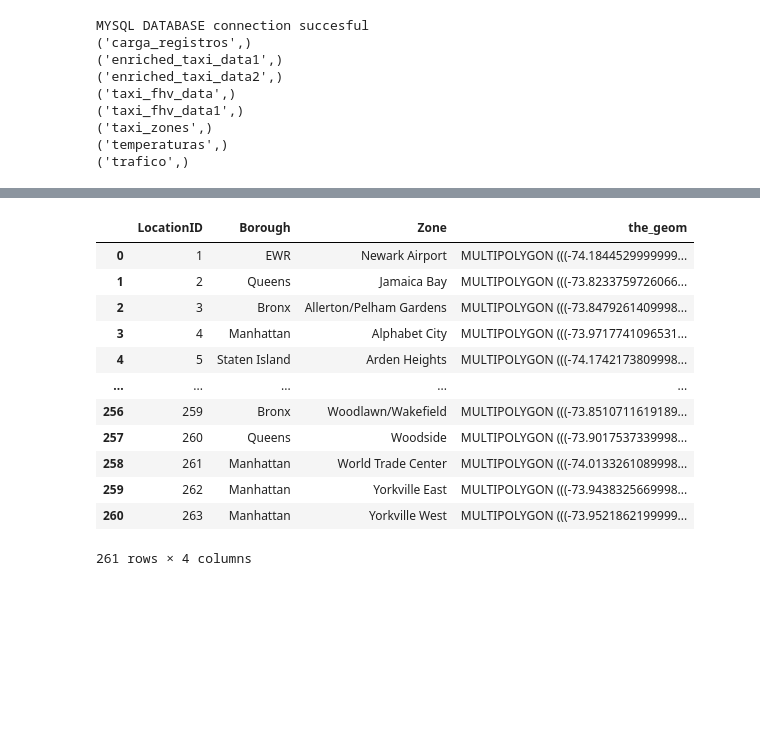
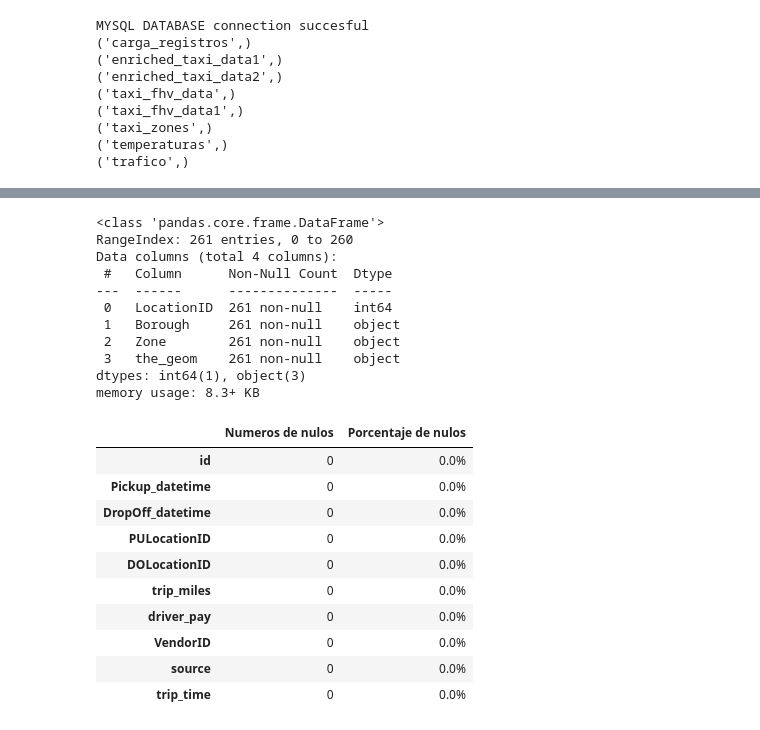
Before and after one commit to Ccasilimas/New_York_Taxis_IA, a Jupyter notebook: Machine_Learning/EDA_ML.ipynb, the cells around one changed output, grey strips where cells are left out. Cells and saved outputs as stored; diff of their text form; code cells hidden in the pictures; blank space fills up the shorter version.

```diff
--- a/Machine_Learning/EDA_ML.ipynb
+++ b/Machine_Learning/EDA_ML.ipynb
@@ -104,16 +181,66 @@ df_taxi_green
 # %%
-df_taxi_zone
+df_taxi_zone.info()
 # %% [output]
-|  | LocationID | Borough | Zone | the_geom |
-| 0 | 1 | EWR | Newark Airport | MULTIPOLYGON (((-74.1844529999999... |
-| 1 | 2 | Queens | Jamaica Bay | MULTIPOLYGON (((-73.8233759726066... |
-| 2 | 3 | Bronx | Allerton/Pelham Gardens | MULTIPOLYGON (((-73.8479261409998... |
-| 3 | 4 | Manhattan | Alphabet City | MULTIPOLYGON (((-73.9717741096531... |
-| 4 | 5 | Staten Island | Arden Heights | MULTIPOLYGON (((-74.1742173809998... |
-| ... | ... | ... | ... | ... |
-| 256 | 259 | Bronx | Woodlawn/Wakefield | MULTIPOLYGON (((-73.8510711619189... |
-| 257 | 260 | Queens | Woodside | MULTIPOLYGON (((-73.9017537339998... |
-| 258 | 261 | Manhattan | World Trade Center | MULTIPOLYGON (((-74.0133261089998... |
-| 259 | 262 | Manhattan | Yorkville East | MULTIPOLYGON (((-73.9438325669998... |
-| 260 | 263 | Manhattan | Yorkville West | MULTIPOLYGON (((-73.9521862199999... |
-261 rows × 4 columns
+<class 'pandas.core.frame.DataFrame'>
+RangeIndex: 261 entries, 0 to 260
+Data columns (total 4 columns):
+ #   Column      Non-Null Count  Dtype
+---  ------      --------------  -----
+ 0   LocationID  261 non-null    int64
+ 1   Borough     261 non-null    object
+ 2   Zone        261 non-null    object
+ 3   the_geom    261 non-null    object
+dtypes: int64(1), object(3)
+memory usage: 8.3+ KB
+# %%
+# vamos a crear funciones para saber cuantos duplicados, faltantes tenemos en los conjuntos de datos
+def null(df, decimales=2):
+    # cantidad de null + %
+    df_nulos = pd.DataFrame({
+        "Numeros de nulos" : df.isnull().sum(),
+        "Porcentaje de nulos" : (df.isnull().sum() / df.shape[0]) * 100.0 # # Calcula el porcentaje de valores faltantes en la columna
+    })
+    # Convierte el porcentaje a cadena y añade el símbolo de porcentaje
+    df_nulos['Porcentaje de nulos'] = df_nulos['Porcentaje de nulos'].round(decimales).astype(str) + "%"
+    return df_nulos
+
+
+def suma_duplicados(df, decimales=2):
+    # Identifica las filas duplicadas
+    duplicados = df[df.duplicated()]
+
+    # Inicializa diccionarios para almacenar los resultados
+    num_duplicados = {}
+    porcentaje_duplicados = {}
+
+    for col in df.columns:
+        # Cuenta el número de duplicados en la columna
+        num_duplicados[col] = duplicados[col].count()
+
+        # Calcula el porcentaje de duplicados en la columna
+        porcentaje_duplicados[col] = (num_duplicados[col] / df.shape[0]) * 100.0
+
+    # Crea un DataFrame para los resultados
+    df_duplicados = pd.DataFrame({
+        "Numero de Duplicados": pd.Series(num_duplicados),
+        "Porcentaje de Duplicados": pd.Series(porcentaje_duplicados)
+    })
+
+    # Convierte el porcentaje a cadena y añade el símbolo de porcentaje
+    df_duplicados["Porcentaje de Duplicados"] = df_duplicados["Porcentaje de Duplicados"].round(decimales).astype(str) + "%"
+
+    return df_duplicados
+# %%
+null(df_taxi_green)
+# %% [output]
+|  | Numeros de nulos | Porcentaje de nulos |
+| id | 0 | 0.0% |
+| Pickup_datetime | 0 | 0.0% |
+| DropOff_datetime | 0 | 0.0% |
+| PULocationID | 0 | 0.0% |
+| DOLocationID | 0 | 0.0% |
+| trip_miles | 0 | 0.0% |
+| driver_pay | 0 | 0.0% |
+| VendorID | 0 | 0.0% |
+| source | 0 | 0.0% |
+| trip_time | 0 | 0.0% |
```
Also changed, not shown: parts of 18 cells of this notebook.
